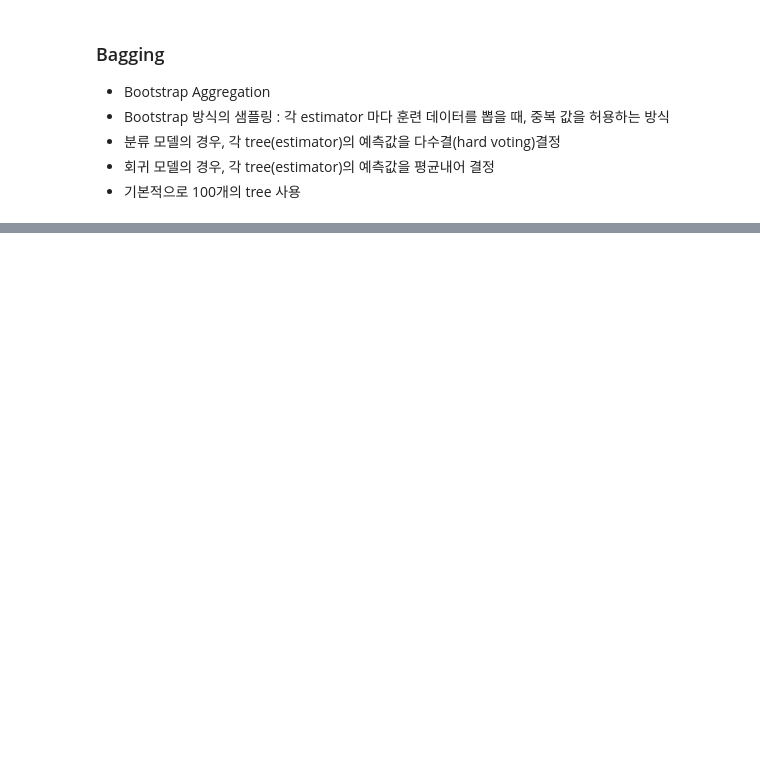
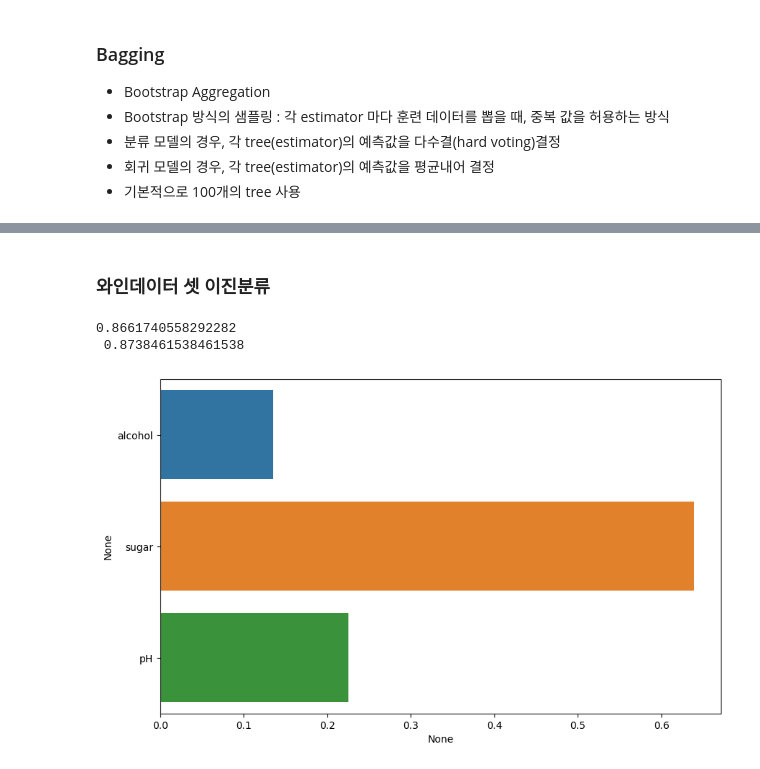
Before and after one commit to ohdyo/AI-learning, a Jupyter notebook: machine-learning/05_ensemble/01_ensemble.ipynb, the cells around one changed output, grey strips where cells are left out. Drawn from its saved outputs; the diff is of its cells as text; code cells hidden in the pictures; blank space fills up the shorter version.

```diff
--- a/machine-learning/05_ensemble/01_ensemble.ipynb
+++ b/machine-learning/05_ensemble/01_ensemble.ipynb
@@ -249,0 +313,38 @@ print('테스트 평가 점수 : ', acc_score_test)
+# %% [markdown]
+### 와인데이터 셋 이진분류
+# %%
+# 데이터 로드
+df = pd.read_csv('./data/wine_simple.csv')
+
+# 데이터 분리
+X = df.drop('class',axis=1)
+y = df['class']
+# RandomForestClassifier 모델 생성 및 학습
+X_train, X_test, y_train, y_test = train_test_split(X,y,random_state=0)
+
+rf_clf = RandomForestClassifier(n_estimators=100,max_depth=5,random_state=0)
+rf_clf.fit(X_train,y_train)
+
+#예측
+y_pred_test = rf_clf.predict(X_test)
+y_pred_train = rf_clf.predict(X_train)
+
+# 정확도 출력
+acc_score_train = accuracy_score(y_train, y_pred_train)
+acc_score_test = accuracy_score(y_test,y_pred_test)
+print(acc_score_train,'\n',acc_score_test)
+print()
+# 특성 중요도 시각화
+feat_imptc_sr = pd.Series(rf_clf.feature_importances_, index=X.columns)
+
+plt.figure(figsize=(10,6))
+sns.barplot(
+    x=feat_imptc_sr,
+    y=feat_imptc_sr.index,
+    hue=feat_imptc_sr.index
+)
+plt.show()
+# %% [output]
+0.8661740558292282
+ 0.8738461538461538
+[figure, added]
```
Also changed, not shown: parts of 25 cells of this notebook, 15 other files.
